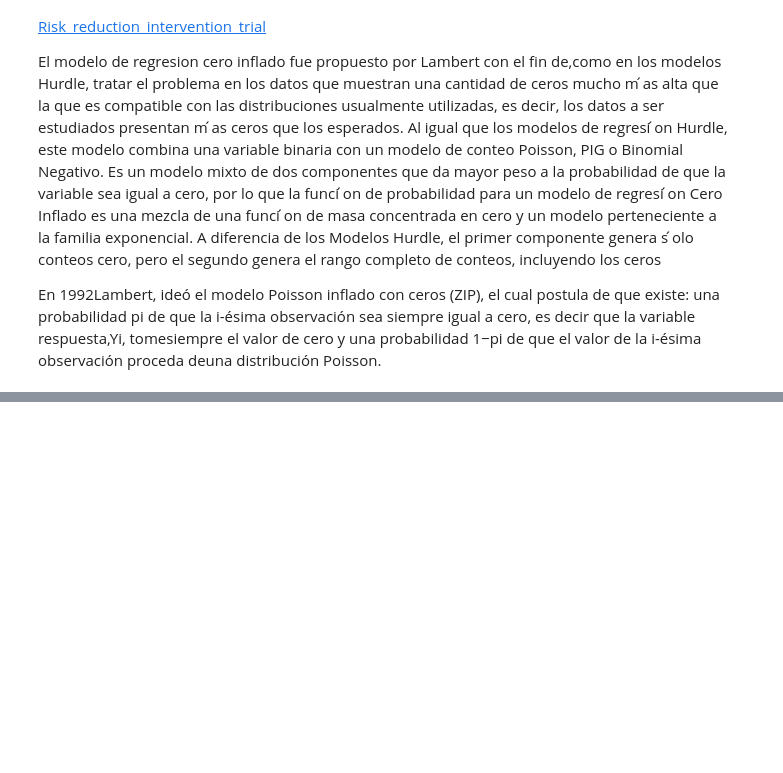
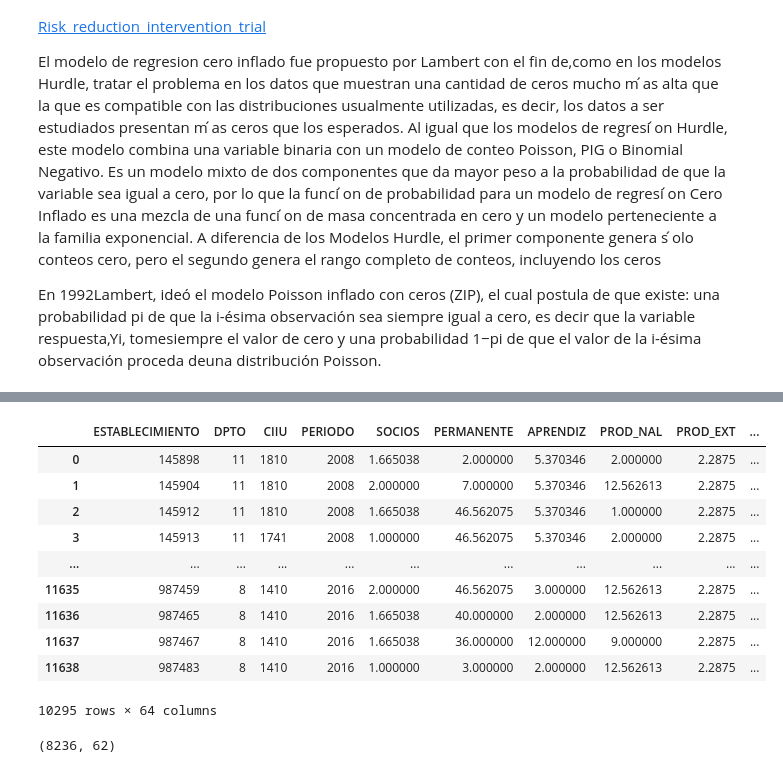
Before and after one commit to KatherinAcosta/Proyecto2018, a Jupyter notebook: 5. Regresión.ipynb, the cells around one changed output, grey strips where cells are left out. Cells and saved outputs as stored; diff of their text form; code cells hidden in the pictures; blank space fills up the shorter version.

```diff
--- a/5. Regresión.ipynb
+++ b/5. Regresión.ipynb
@@ -16,0 +40,17 @@ En 1992Lambert, ideó el modelo Poisson inﬂado con ceros (ZIP), el cual postul
+# %%
+#Se carga el archivo con los datos limpios
+
+total=pd.read_excel("TOTALULIMPIO2.xlsx",index_col=0) #Recursos:amarillo #Capacidades:rojo #Resultados:azul
+total
+# %% [output]
+|  | ESTABLECIMIENTO | DPTO | CIIU | PERIODO | SOCIOS | PERMANENTE | APRENDIZ | PROD_NAL | PROD_EXT | ... |
+| 0 | 145898 | 11 | 1810 | 2008 | 1.665038 | 2.000000 | 5.370346 | 2.000000 | 2.2875 | ... |
+| 1 | 145904 | 11 | 1810 | 2008 | 2.000000 | 7.000000 | 5.370346 | 12.562613 | 2.2875 | ... |
+| 2 | 145912 | 11 | 1810 | 2008 | 1.665038 | 46.562075 | 5.370346 | 1.000000 | 2.2875 | ... |
+| 3 | 145913 | 11 | 1741 | 2008 | 1.000000 | 46.562075 | 5.370346 | 2.000000 | 2.2875 | ... |
+| ... | ... | ... | ... | ... | ... | ... | ... | ... | ... | ... |
+| 11635 | 987459 | 8 | 1410 | 2016 | 2.000000 | 46.562075 | 3.000000 | 12.562613 | 2.2875 | ... |
+| 11636 | 987465 | 8 | 1410 | 2016 | 1.665038 | 40.000000 | 2.000000 | 12.562613 | 2.2875 | ... |
+| 11637 | 987467 | 8 | 1410 | 2016 | 1.665038 | 36.000000 | 12.000000 | 9.000000 | 2.2875 | ... |
+| 11638 | 987483 | 8 | 1410 | 2016 | 1.000000 | 3.000000 | 2.000000 | 12.562613 | 2.2875 | ... |
+10295 rows × 64 columns
@@ -16,0 +64,21 @@ En 1992Lambert, ideó el modelo Poisson inﬂado con ceros (ZIP), el cual postul
+# %%
+#Normalización de los datos. Definición de variables a predecir y predictoras
+
+# Se toma la media de los valores de entrenamiento
+scaler= preprocessing.StandardScaler().fit(X_train)
+X_train_scaled=scaler.transform(X_train)
+X_test_scaled=scaler.transform(X_test)
+
+#Adicionar una columa de 1 para B0
+X_test_scaled= np.insert(X_test_scaled,0,1,axis=1)
+X_train_scaled= np.insert(X_train_scaled,0,1,axis=1)
+
+n=len(X_train_scaled[0]) # Número de variables
+
+# Genearación de betas iniciales
+B=np.zeros(n)
+alpha=0.0005
+# Tasa de aprendizaje
+X_train_scaled.shape
+# %% [output]
+(8236, 62)
```
Also changed, not shown: parts of 11 cells of this notebook.
